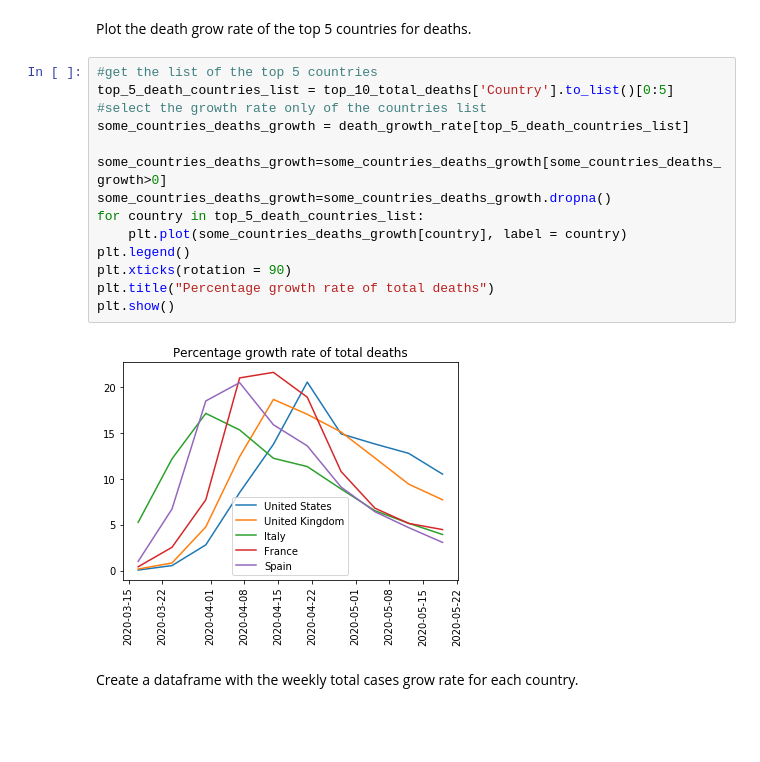
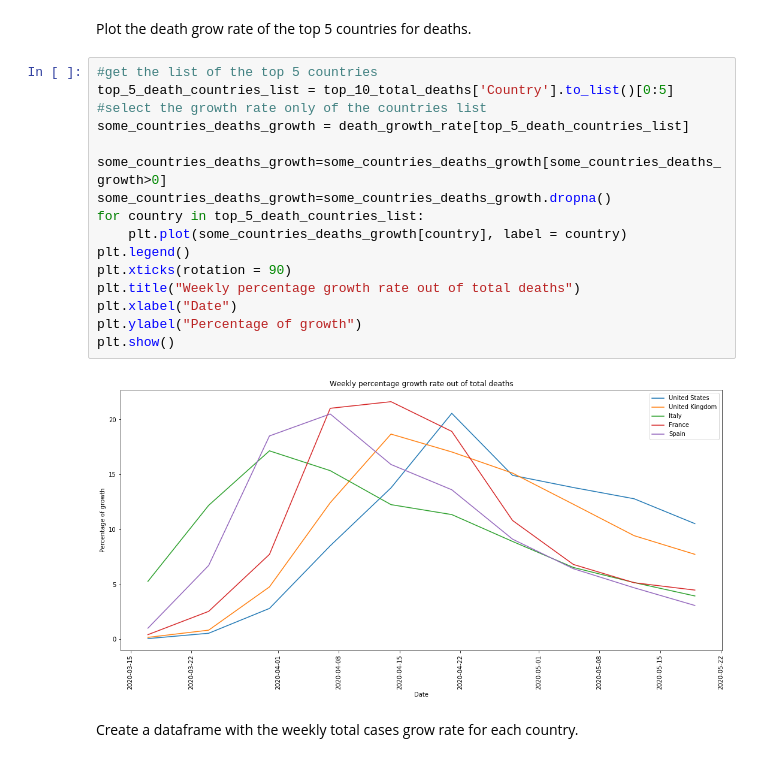
Before and after one commit to Mattia81/DataScienceForBusiness, a Jupyter notebook: COVID19_analysis/COVID19_analysis.ipynb, the cells around one changed output. Cells and saved outputs as stored; diff of their text form; blank space fills up the shorter version.

Commit message:
Update label graphs for presentation

```diff
--- a/COVID19_analysis/COVID19_analysis.ipynb
+++ b/COVID19_analysis/COVID19_analysis.ipynb
@@ -635,19 +646,21 @@ Plot the death grow rate of the top 5 countries for deaths.
 # %%
 #get the list of the top 5 countries
 top_5_death_countries_list = top_10_total_deaths['Country'].to_list()[0:5]
 #select the growth rate only of the countries list
 some_countries_deaths_growth = death_growth_rate[top_5_death_countries_list]
 
 some_countries_deaths_growth=some_countries_deaths_growth[some_countries_deaths_growth>0]
 some_countries_deaths_growth=some_countries_deaths_growth.dropna()
 for country in top_5_death_countries_list:
     plt.plot(some_countries_deaths_growth[country], label = country)
 plt.legend()
 plt.xticks(rotation = 90)
-plt.title("Percentage growth rate of total deaths")
+plt.title("Weekly percentage growth rate out of total deaths")
+plt.xlabel("Date")
+plt.ylabel("Percentage of growth")
 plt.show()
 # %% [output]
-[figure, old version]
+[figure, new version]
 # %% [markdown]
 Create a dataframe with the weekly total cases grow rate for each country.
 # %%
```
Also changed, not shown: parts of 36 cells of this notebook, 1 other file.
